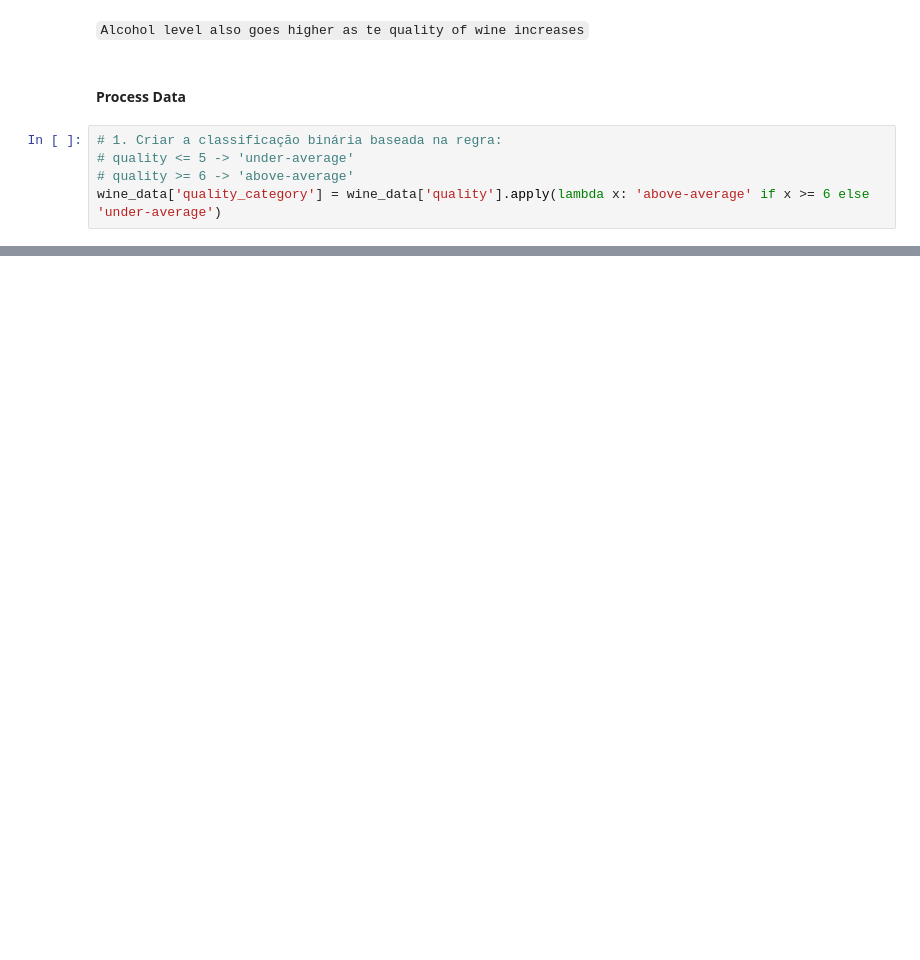
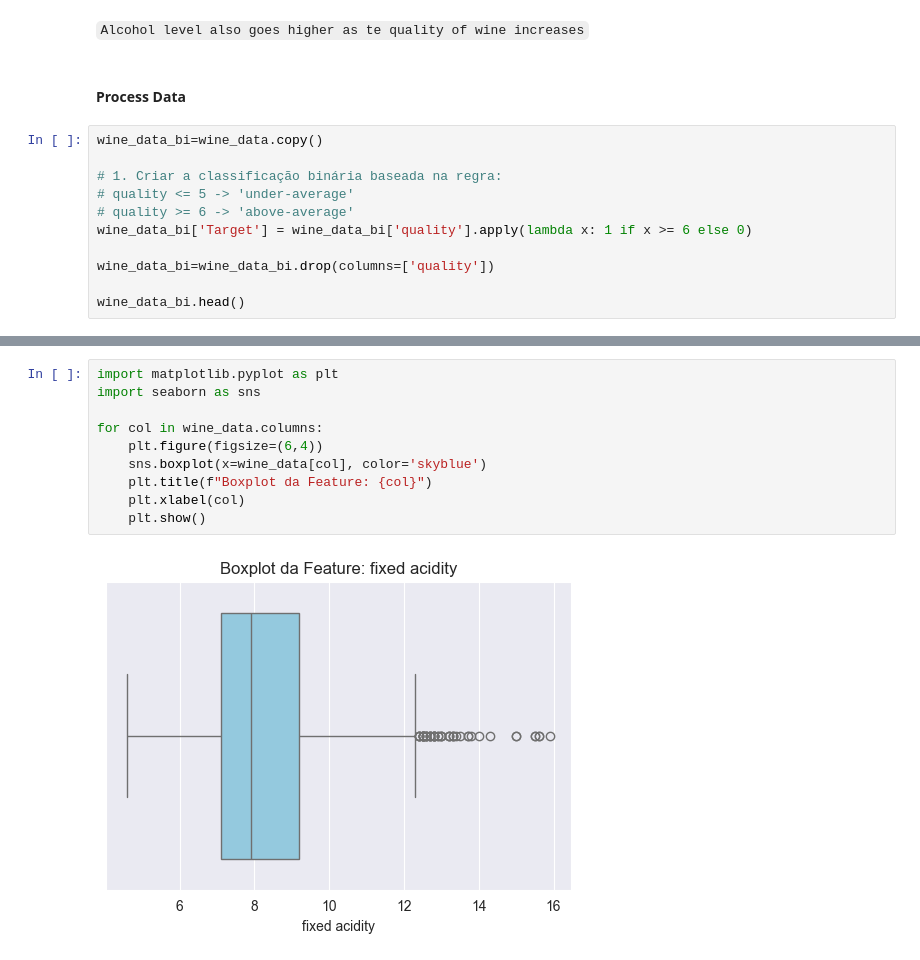
Before and after one commit to tomasgferreira06/ML_TP, a Jupyter notebook: proj.ipynb, the cells around one changed output, grey strips where cells are left out. Cells and saved outputs as stored; diff of their text form; blank space fills up the shorter version.

```diff
--- a/proj.ipynb
+++ b/proj.ipynb
@@ -165,7 +165,13 @@ sns.barplot(x = 'quality', y = 'alcohol', data = wine_data)
 # %% [markdown]
 #### Process Data
 # %%
+wine_data_bi=wine_data.copy()
+
 # 1. Criar a classificação binária baseada na regra:
 # quality <= 5 -> 'under-average'
 # quality >= 6 -> 'above-average'
-wine_data['quality_category'] = wine_data['quality'].apply(lambda x: 'above-average' if x >= 6 else 'under-average')
+wine_data_bi['Target'] = wine_data_bi['quality'].apply(lambda x: 1 if x >= 6 else 0)
+
+wine_data_bi=wine_data_bi.drop(columns=['quality'])
+
+wine_data_bi.head()
@@ -171,0 +231,12 @@ wine_data['quality_category'] = wine_data['quality'].apply(lambda x: 'above-aver
+# %%
+import matplotlib.pyplot as plt
+import seaborn as sns
+
+for col in wine_data.columns:
+    plt.figure(figsize=(6,4))
+    sns.boxplot(x=wine_data[col], color='skyblue')
+    plt.title(f"Boxplot da Feature: {col}")
+    plt.xlabel(col)
+    plt.show()
+# %% [output]
+[figure, added]
```
Also changed, not shown: parts of 20 cells of this notebook, 1 other file.
